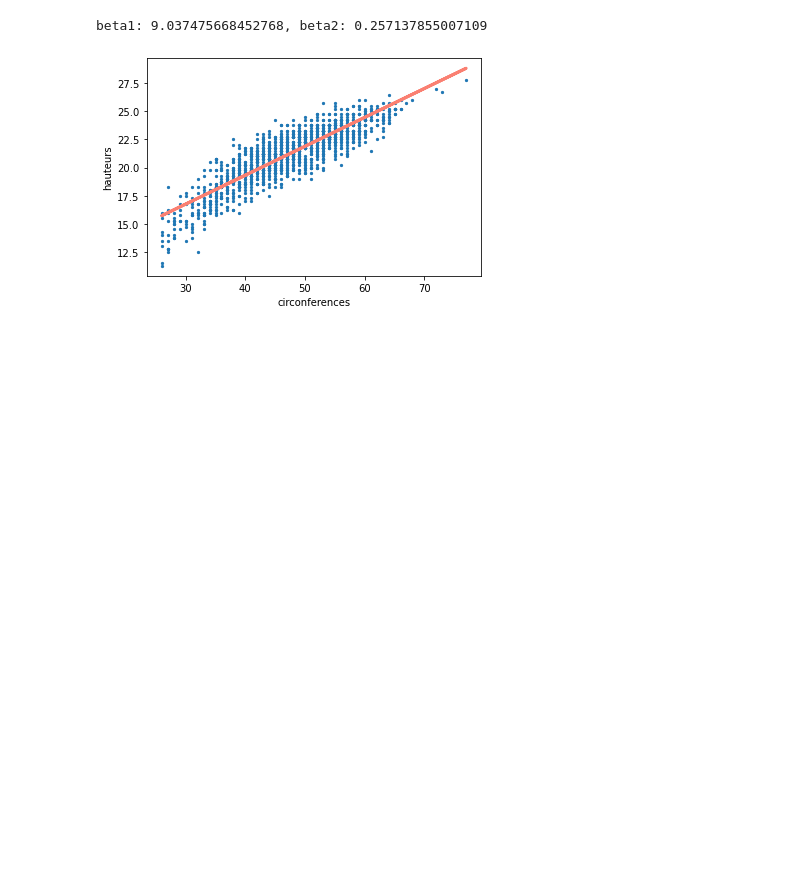
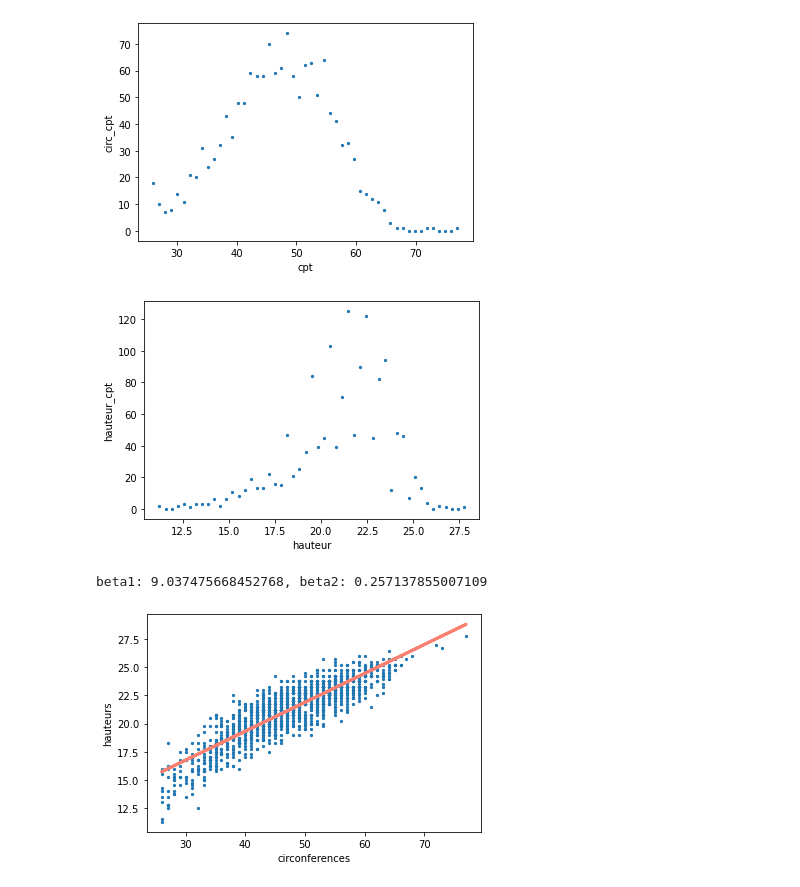
Before and after one commit to PAYRAULT/MPI, a Jupyter notebook: MEU359 - Stat/TP/TP_eucsliptus.ipynb, the cells around one changed output. Cells and saved outputs as stored; diff of their text form; code cells hidden in the pictures; blank space fills up the shorter version.

Commit message:
add the normal figures

```diff
--- a/MEU359 - Stat/TP/TP_eucsliptus.ipynb
+++ b/MEU359 - Stat/TP/TP_eucsliptus.ipynb
@@ -6,2 +7,52 @@ from scipy.stats import t
+# %%
+# lecture fichier Eucalypcus
+file = open(os.getcwd()+"\\Eucaliptus.csv")
+csvreader = csv.reader(file)
+
+circs = np.empty([0])
+hauteurs = np.empty([0])
+
+for row in csvreader:
+    c = float(row[1])
+    h = float(row[2])
+    circs = np.append(circs,c)
+    hauteurs = np.append(hauteurs,h)
+
+max_c = np.amax(circs)
+min_c = np.amin(circs)
+max_h = np.amax(hauteurs)
+min_h = np.amin(hauteurs)
+
+pas = 50
+
+# circs
+circs_cpt = np.zeros(pas+1)
+diff_c = max_c - min_c
+axis_x = min_c + np.arange(0,pas+1)*diff_c/pas
+for c in circs:
+    index = int((c - min_c)*pas/diff_c)
+    circs_cpt[index] += 1
+
+plt.scatter(axis_x, circs_cpt,s=5)
+plt.ylabel("circ_cpt");
+plt.xlabel("cpt")
+plt.show()
+
+
+# hauteurs
+hauteurs_cpt = np.zeros(pas+1)
+diff_h = max_h - min_h
+axis_h = min_h + np.arange(0,pas+1)*diff_h/pas
+for h in hauteurs:
+    index = int((h - min_h)*pas/diff_h)
+    hauteurs_cpt[index] += 1
+
+plt.scatter(axis_h, hauteurs_cpt,s=5)
+plt.ylabel("hauteur_cpt");
+plt.xlabel("hauteur")
+plt.show()
+# %% [output]
+[figure, added]
+[figure, added]
 # %%
 # lecture fichier Eucalypcus
```
Also changed, not shown: parts of 3 cells of this notebook, 5 other files.
